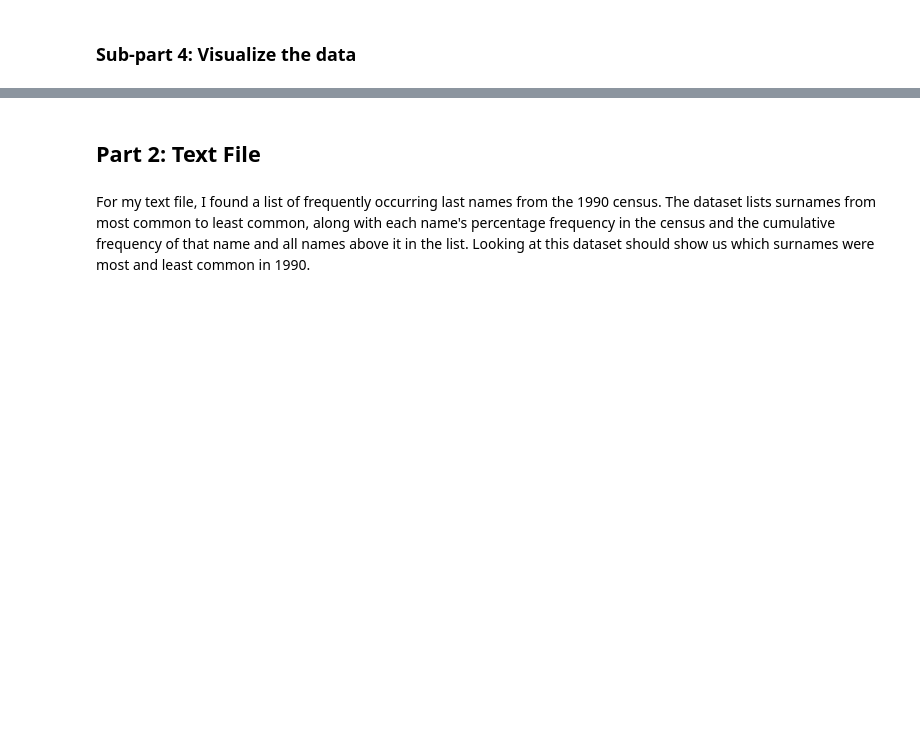
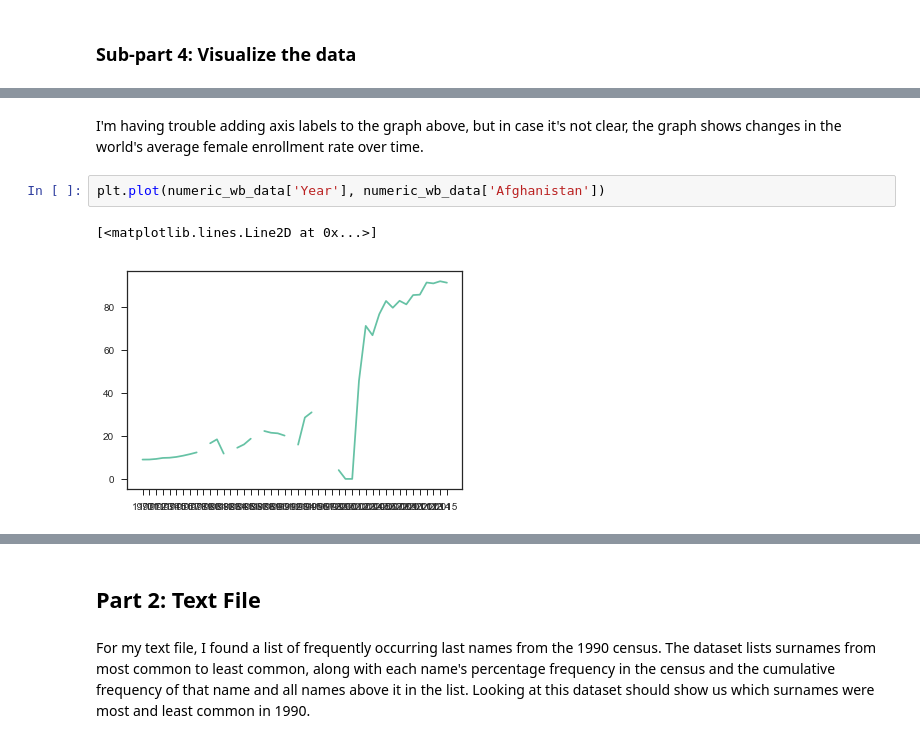
Before and after one commit to tfolkman/byu_econ_applied_machine_learning, a Jupyter notebook: hw_1.ipynb, the cells around one changed output, grey strips where cells are left out. Drawn from its saved outputs; the diff is of its cells as text; blank space fills up the shorter version.

```diff
--- a/hw_1.ipynb
+++ b/hw_1.ipynb
@@ -251,0 +268,7 @@ KeyError: 1
+# %% [markdown]
+I'm having trouble adding axis labels to the graph above, but in case it's not clear, the graph shows changes in the world's average female enrollment rate over time.
+# %%
+plt.plot(numeric_wb_data['Year'], numeric_wb_data['Afghanistan'])
+# %% [output]
+[<matplotlib.lines.Line2D at 0x...>]
+[figure, added]
```
Also changed, not shown: parts of 53 cells of this notebook.
